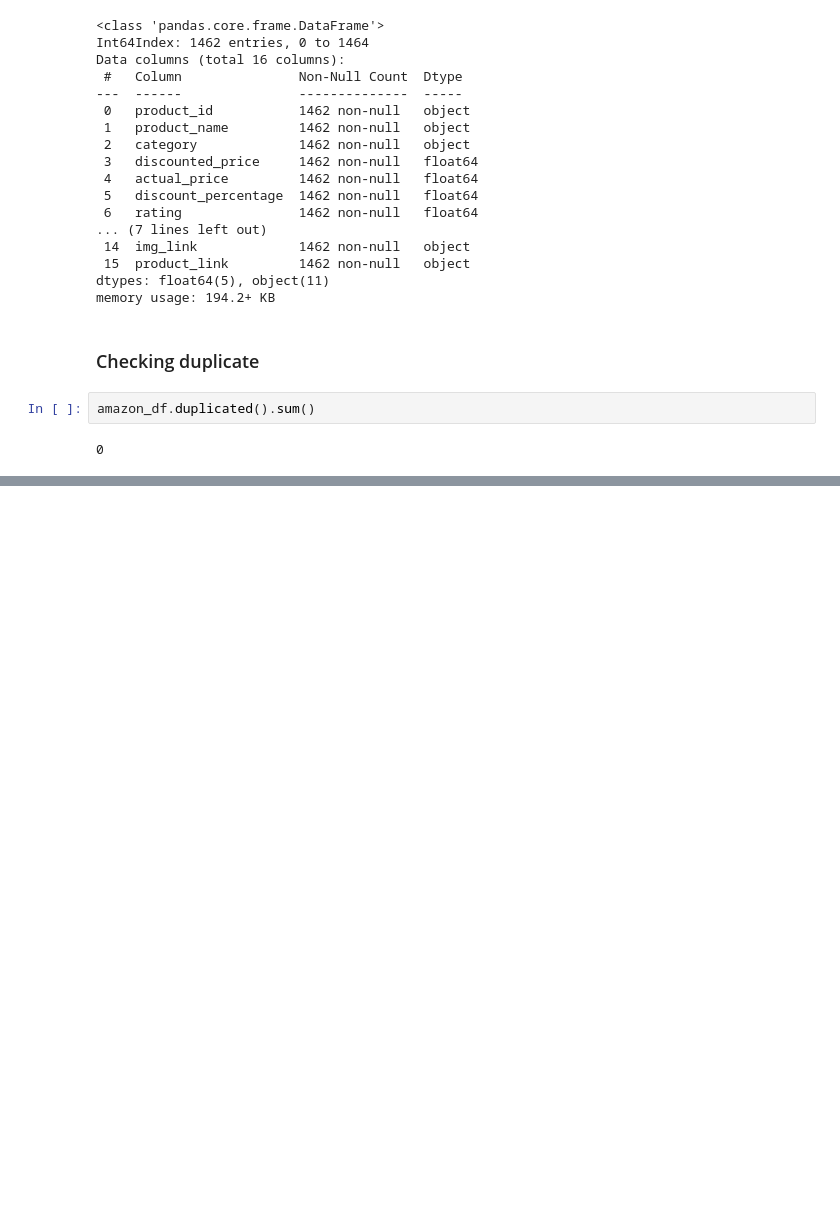
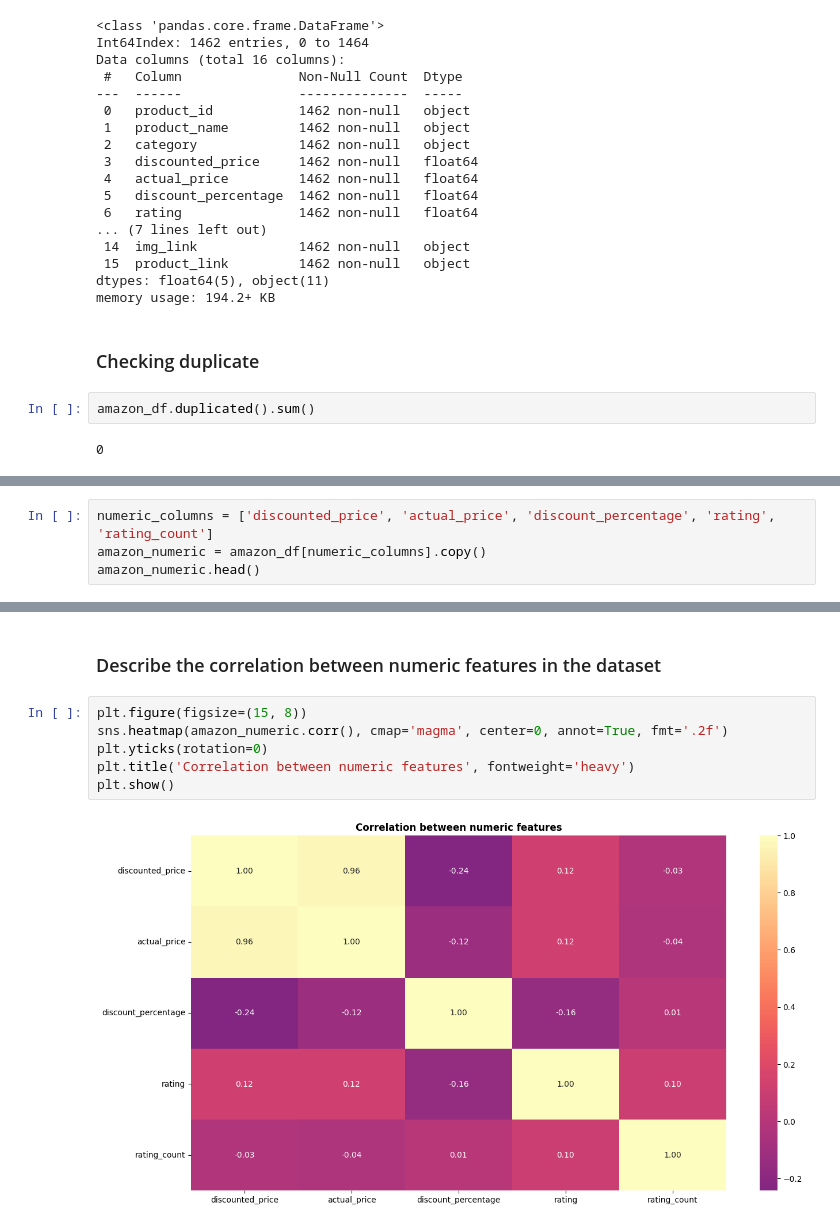
Before and after one commit to buijoe123145/Final_project---Progamming-for-data-science, a Jupyter notebook: src/Final_project.ipynb, the cells around one changed output, grey strips where cells are left out. Cells and saved outputs as stored; diff of their text form; blank space fills up the shorter version.

Commit message:
Numeral analysis and correlationbetween them, added 2 new cols

```diff
--- a/src/Final_project.ipynb
+++ b/src/Final_project.ipynb
@@ -269,0 +272,4 @@ amazon_df.duplicated().sum()
+# %%
+numeric_columns = ['discounted_price', 'actual_price', 'discount_percentage', 'rating', 'rating_count']
+amazon_numeric = amazon_df[numeric_columns].copy()
+amazon_numeric.head()
@@ -269,0 +295,10 @@ amazon_df.duplicated().sum()
+# %% [markdown]
+### Describe the correlation between numeric features in the dataset
+# %%
+plt.figure(figsize=(15, 8))
+sns.heatmap(amazon_numeric.corr(), cmap='magma', center=0, annot=True, fmt='.2f')
+plt.yticks(rotation=0)
+plt.title('Correlation between numeric features', fontweight='heavy')
+plt.show()
+# %% [output]
+[figure, added]
```
Also changed, not shown: parts of 3 cells of this notebook.
